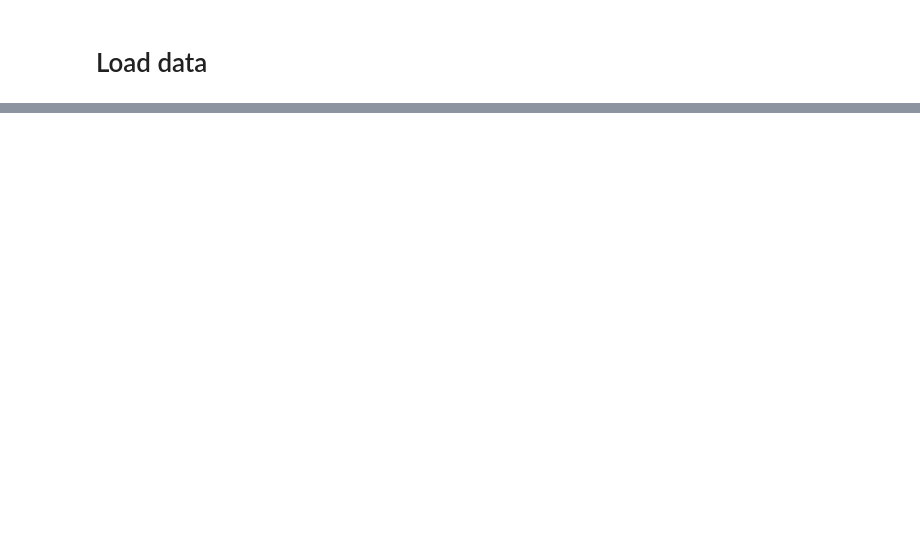
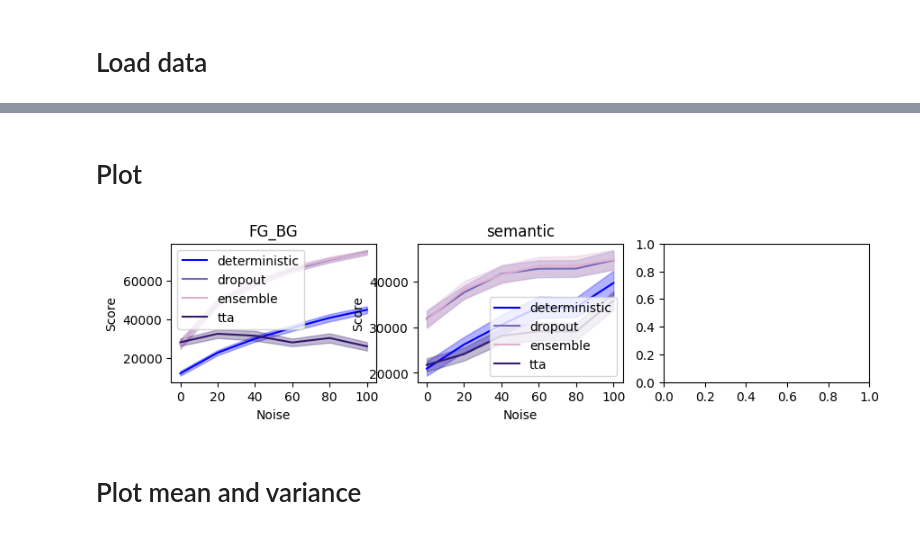
Before and after one commit to Kainmueller-Lab/arctique, a Jupyter notebook: paper/uq_figures/main_figure.ipynb, the cells around one changed output, grey strips where cells are left out. Drawn from its saved outputs; the diff is of its cells as text; code cells hidden in the pictures; blank space fills up the shorter version.

```diff
--- a/paper/uq_figures/main_figure.ipynb
+++ b/paper/uq_figures/main_figure.ipynb
@@ -31,0 +57,25 @@ files
+# %%
+def get_curves(dict, aggr='image_level_aggr', score='max_score', uncertainty='total_predictive_unc'):
+    dict_curves = {}
+    for modality in dict.keys():
+        if modality not in dict_curves.keys():
+            dict_curves[modality] = {}
+        for method in dict[modality].keys():
+            dict_curves[modality][method] = {'mean': [], 'std': [], 'noise': []}
+            for i, noise in enumerate(dict[modality][method].keys()):  # TODO throw out indexing for next version
+                if 'Mean' in dict[modality][method][noise].keys():
+                    print(dict[modality][method][noise]['Mean'].keys())
+                    v = dict[modality][method][noise]['Mean'][uncertainty][aggr][score]
+                    # check if numpy array
+                    if isinstance(v, np.ndarray):
+                        dict_curves[modality][method]['mean'].append(v[i])
+                    else:
+                        dict_curves[modality][method]['mean'].append(v)
+                    v = dict[modality][method][noise]['Std'][uncertainty][aggr][score]
+                    if isinstance(v, np.ndarray):
+                        dict_curves[modality][method]['std'].append(v[i])
+                    else:
+                        dict_curves[modality][method]['std'].append(v)
+                    dict_curves[modality][method]['noise'].append(noise)
+    return dict_curves
+dict_curves = get_curves(nested_dict)
@@ -31,0 +100,23 @@ files
+# %% [markdown]
+# Plot
+# %%
+colors = ['b','#7469B6', '#E1AFD1', '#33186B']
+# %%
+fig, ax = plt.subplots(1, 3, figsize=(10, 2))
+for i, modality in enumerate(dict_curves.keys()):
+    for j, method in enumerate(dict_curves[modality].keys()):
+        x = np.array(dict_curves[modality][method]['noise'])
+        y = np.array(dict_curves[modality][method]['mean'])
+        error = np.array(dict_curves[modality][method]['std'])
+        ax[i].errorbar(x, y, label=method, color=colors[j])
+        ax[i].fill_between(x, y-error, y+error, alpha=0.3, edgecolor=colors[j], facecolor=colors[j])
+    ax[i].set_title(modality)
+    ax[i].set_xlabel('Noise')
+    ax[i].set_ylabel('Score')
+    ax[i].legend()
+
+# export as pdf
+# %% [output]
+[figure, added]
+# %% [markdown]
+# Plot mean and variance
```
Also changed, not shown: parts of 9 cells of this notebook.
